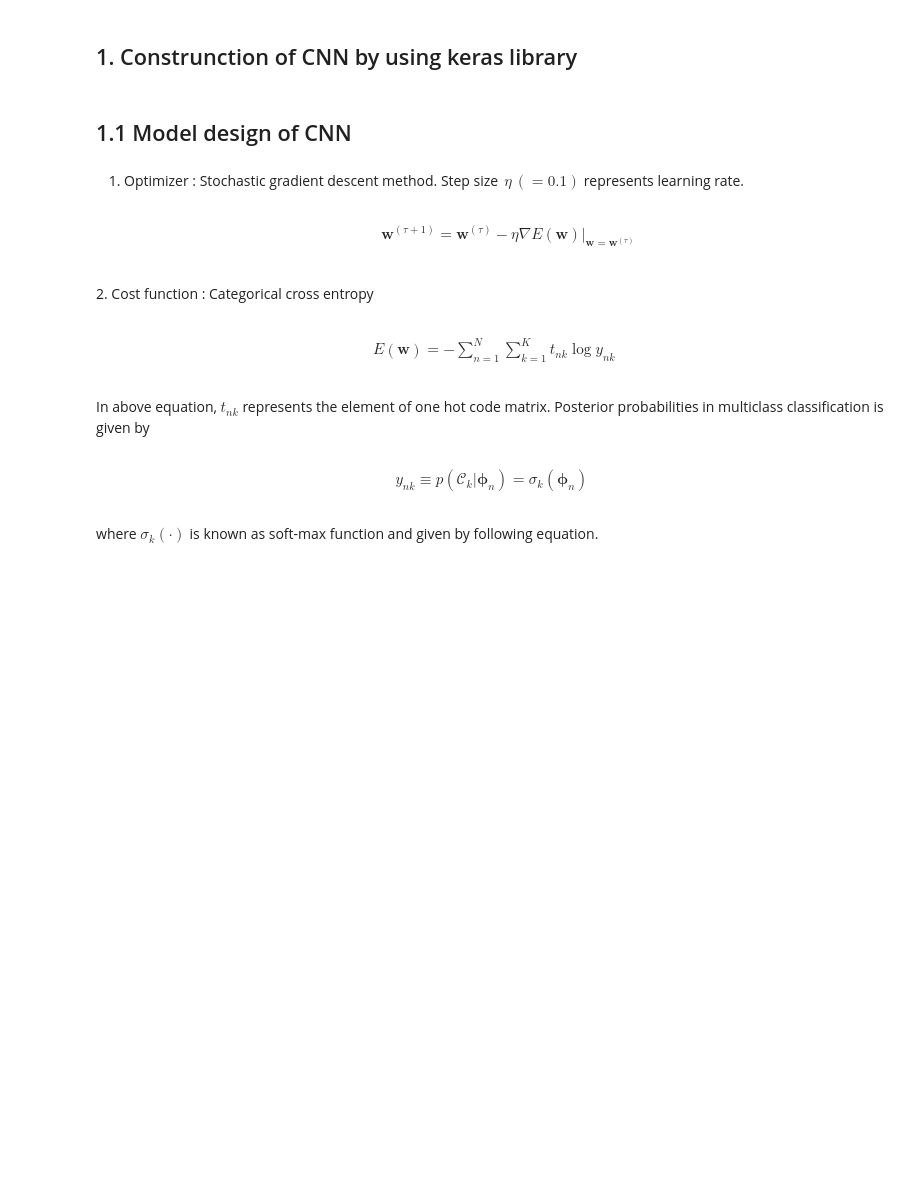
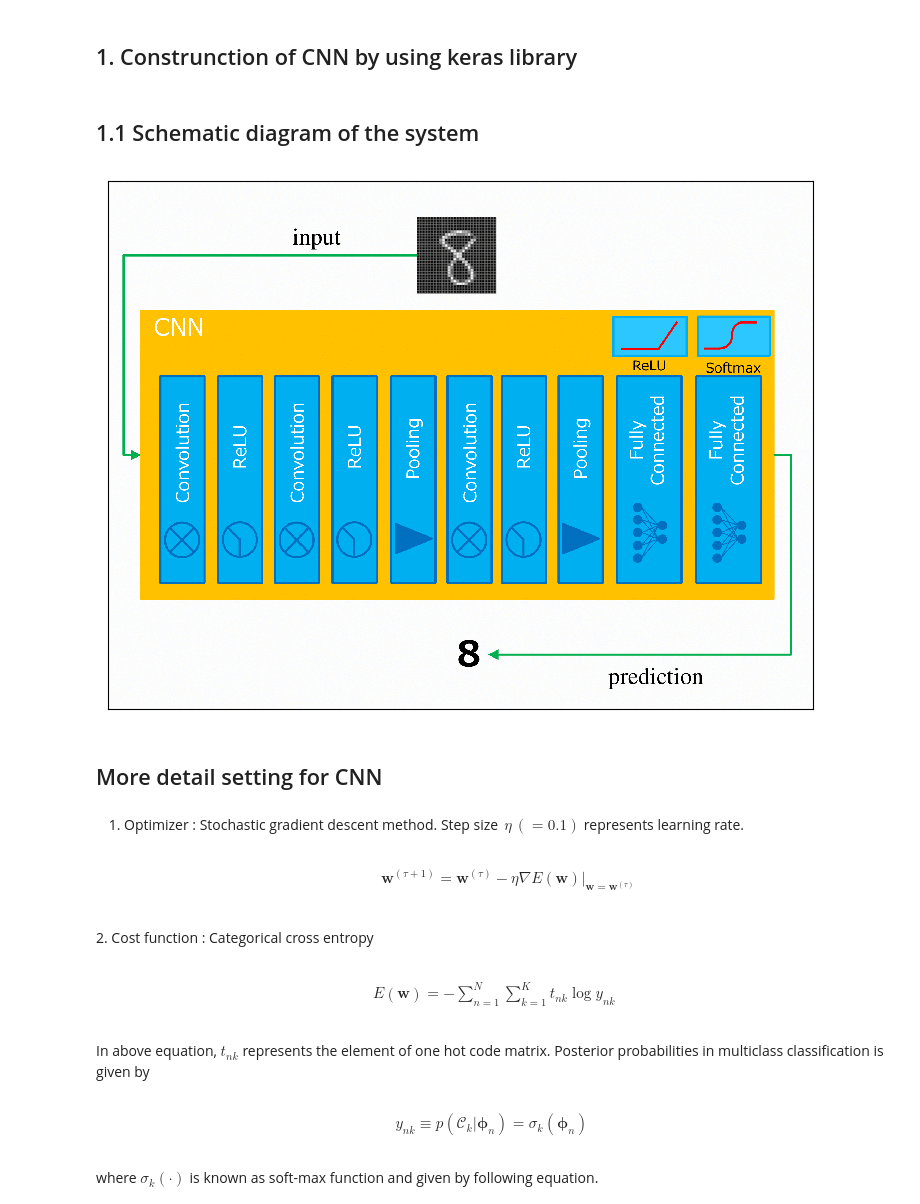
Before and after one commit to oilneck/prml_python, a Jupyter notebook: Notebook/test_CNN_keras.ipynb, the cells around one changed output. Saved outputs shown, nothing was run; the diff lists cells and outputs as text; code cells hidden in the pictures; blank space fills up the shorter version.

```diff
--- a/Notebook/test_CNN_keras.ipynb
+++ b/Notebook/test_CNN_keras.ipynb
@@ -3,7 +3,23 @@
 # %% [markdown]
 ## 1. Construnction of CNN by using keras library
 # %% [markdown]
-## 1.1 Model design of CNN
+## 1.1 Schematic diagram of the system
+# %%
+import cv2
+import matplotlib.pyplot as plt
+%matplotlib inline
+img = cv2.imread("./../test_keras/archive_data/system.png")
+im_color = cv2.cvtColor(img, cv2.COLOR_BGR2RGB)
+fig = plt.figure(figsize=(15,7),dpi=100)
+fig.add_subplot(111)
+plt.imshow(im_color)
+plt.tick_params(length=0)
+plt.tick_params(labelbottom=False,labelleft=False)
+plt.show()
+# %% [output]
+[figure, added]
+# %% [markdown]
+## More detail setting for CNN
 # %% [markdown]
 1. Optimizer : Stochastic gradient descent method. Step size $\,\eta\,(=0.1)$ represents learning rate.
 <br><br>
```
Also changed, not shown: parts of 3 cells of this notebook.
